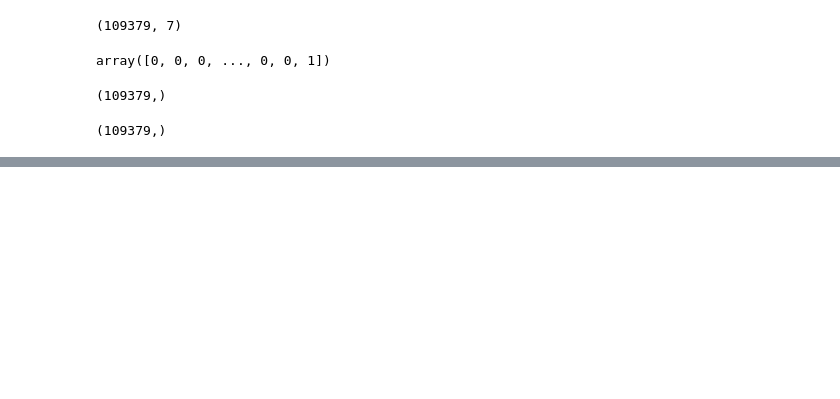
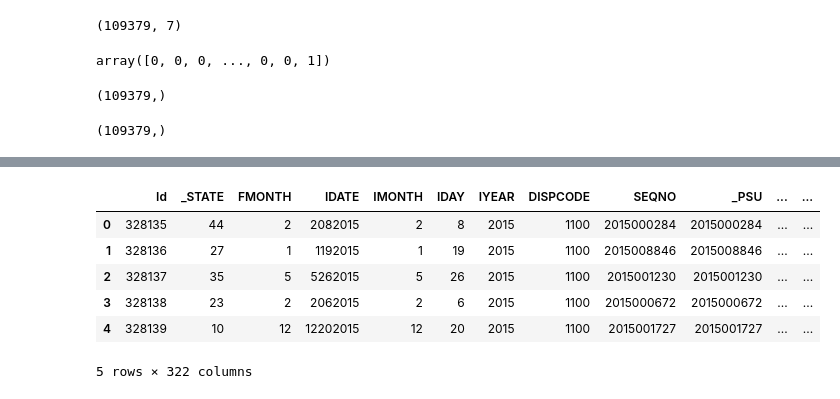
Before and after one commit to epfml/ml-project-1-whai, a Jupyter notebook: seeing_data.ipynb, the cells around one changed output, grey strips where cells are left out. Drawn from its saved outputs; the diff is of its cells as text; code cells hidden in the pictures; blank space fills up the shorter version.

```diff
--- a/seeing_data.ipynb
+++ b/seeing_data.ipynb
@@ -463,0 +361,2 @@ predictions.shape
+# %%
+tr2=pd.read_csv("data/x_test.csv")
@@ -463,0 +383,10 @@ predictions.shape
+# %%
+tr2.head()
+# %% [output]
+|  | Id | _STATE | FMONTH | IDATE | IMONTH | IDAY | IYEAR | DISPCODE | SEQNO | _PSU | ... | ... |
+| 0 | 328135 | 44 | 2 | 2082015 | 2 | 8 | 2015 | 1100 | 2015000284 | 2015000284 | ... | ... |
+| 1 | 328136 | 27 | 1 | 1192015 | 1 | 19 | 2015 | 1100 | 2015008846 | 2015008846 | ... | ... |
+| 2 | 328137 | 35 | 5 | 5262015 | 5 | 26 | 2015 | 1100 | 2015001230 | 2015001230 | ... | ... |
+| 3 | 328138 | 23 | 2 | 2062015 | 2 | 6 | 2015 | 1100 | 2015000672 | 2015000672 | ... | ... |
+| 4 | 328139 | 10 | 12 | 12202015 | 12 | 20 | 2015 | 1100 | 2015001727 | 2015001727 | ... | ... |
+5 rows × 322 columns
```
Also changed, not shown: parts of 28 cells of this notebook.
